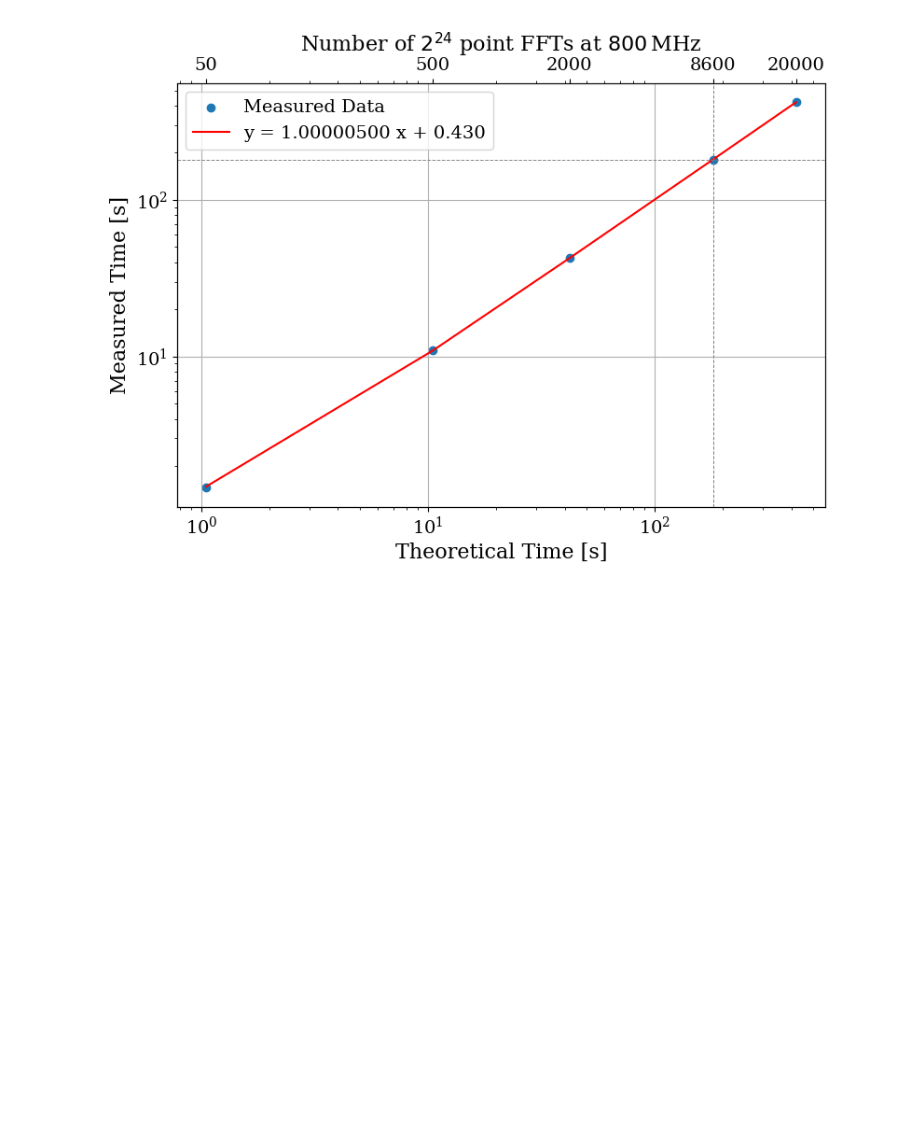
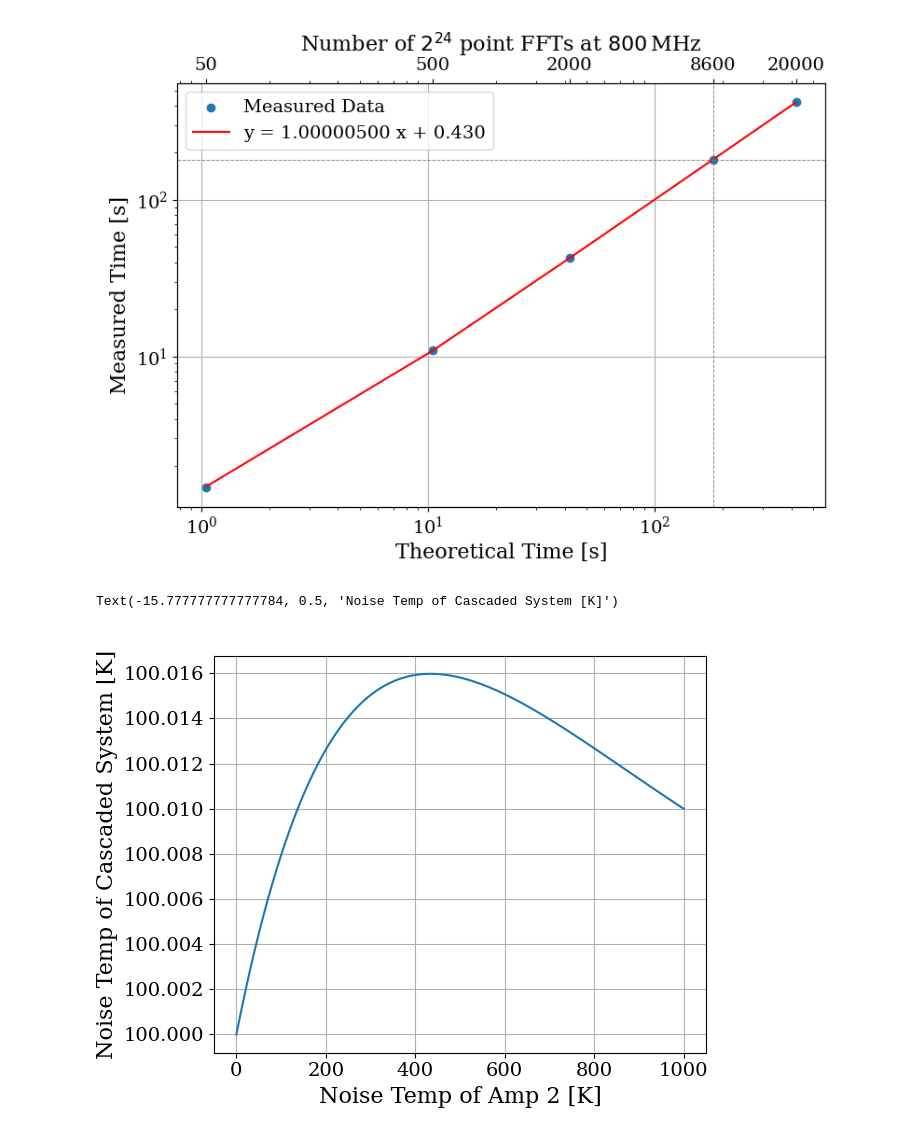
Before and after one commit to josephmlev/darkRadio, a Jupyter notebook: thesis/ch2/CH2.ipynb, the cells around one changed output. Saved outputs shown, nothing was run; the diff lists cells and outputs as text; code cells hidden in the pictures; blank space fills up the shorter version.

```diff
--- a/thesis/ch2/CH2.ipynb
+++ b/thesis/ch2/CH2.ipynb
@@ -70,3 +70,36 @@ plt.show()
 # %% [output]
 Fit parameters: a = 1.0000050040455755, b = 0.42994620933320615
 [figure]
+# %%
+import numpy as np
+import matplotlib.pyplot as plt
+from mpl_toolkits.mplot3d import Axes3D
+
+
+#Friis plot
+G1 = np.linspace(40,50,100) #dB
+G1 = 10**(G1/10)
+T1 = 100 #K
+T2 = np.linspace(0, 1000, 100) #K
+
+def tempToF(T,T0 = 290):
+    return 1+(T/T0)
+
+def friis(G1, F1, F2):
+    F1 = tempToF(T1)
+    F2 = tempToF(T2)
+    return F1 + ((F2-1)/G1)
+
+def fToTemp(F, T0 = 290):
+    return((F-1)*T0)
+
+plt.close('all')
+plt.figure()
+plt.plot(T2, fToTemp(friis(G1, T1, T2)))
+plt.grid()
+plt.tight_layout(pad = 2)
+plt.xlabel('Noise Temp of Amp 2 [K]')
+plt.ylabel('Noise Temp of Cascaded System [K]')
+# %% [output]
+Text(-15.777777777777784, 0.5, 'Noise Temp of Cascaded System [K]')
+[figure, added]
```
Also changed, not shown: parts of 4 cells of this notebook, 3 other files.
